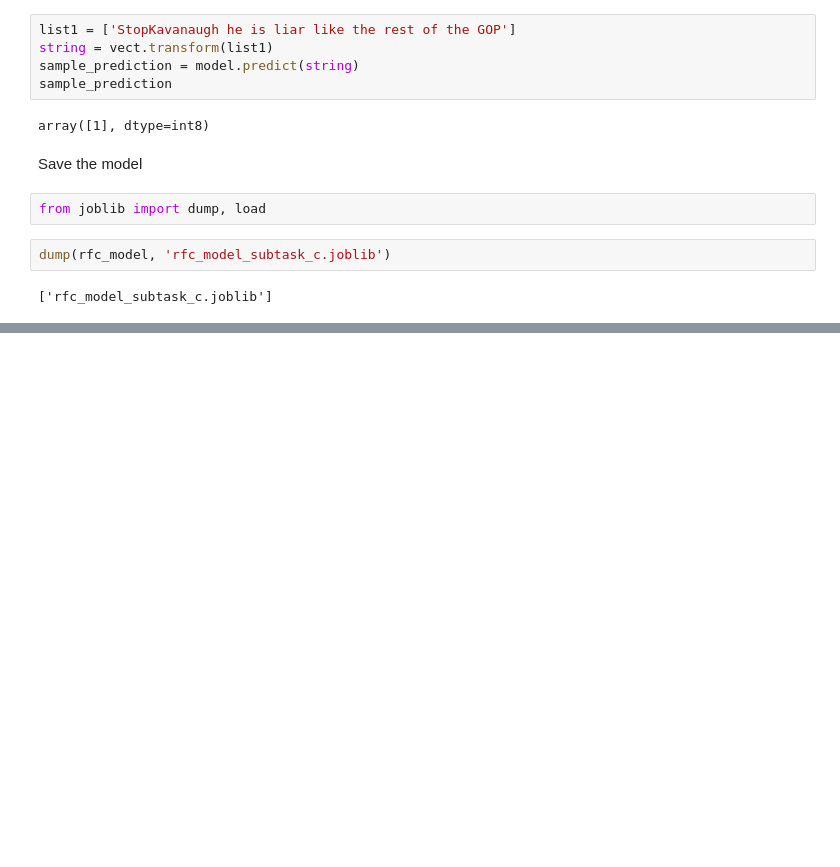
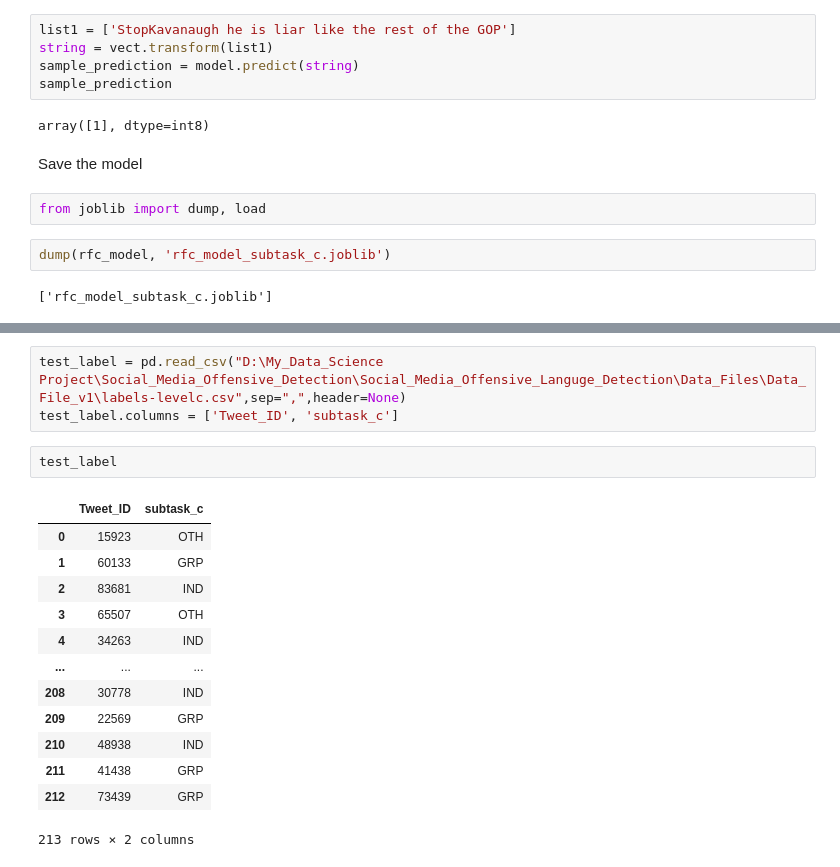
Before and after one commit to IM-Fenil-197/Social_Media_Offensive_Languge_Detection, a Jupyter notebook: Notebook/rfc_3.ipynb, the cells around one changed output, grey strips where cells are left out. Saved outputs shown, nothing was run; the diff lists cells and outputs as text; blank space fills up the shorter version.

```diff
--- a/Notebook/rfc_3.ipynb
+++ b/Notebook/rfc_3.ipynb
@@ -249,3 +253,22 @@ test_data = pd.read_csv('./dataset/olid_test_c.csv')
+# %%
+test_label = pd.read_csv("D:\My_Data_Science Project\Social_Media_Offensive_Detection\Social_Media_Offensive_Languge_Detection\Data_Files\Data_File_v1\labels-levelc.csv",sep=",",header=None)
+test_label.columns = ['Tweet_ID', 'subtask_c']
+# %%
+test_label
+# %% [output]
+|  | Tweet_ID | subtask_c |
+| 0 | 15923 | OTH |
+| 1 | 60133 | GRP |
+| 2 | 83681 | IND |
+| 3 | 65507 | OTH |
+| 4 | 34263 | IND |
+| ... | ... | ... |
+| 208 | 30778 | IND |
+| 209 | 22569 | GRP |
+| 210 | 48938 | IND |
+| 211 | 41438 | GRP |
+| 212 | 73439 | GRP |
+213 rows × 2 columns
 # %%
 test_data.head()
 # %% [output]
```
Also changed, not shown: parts of 13 cells of this notebook, 2 other files.
